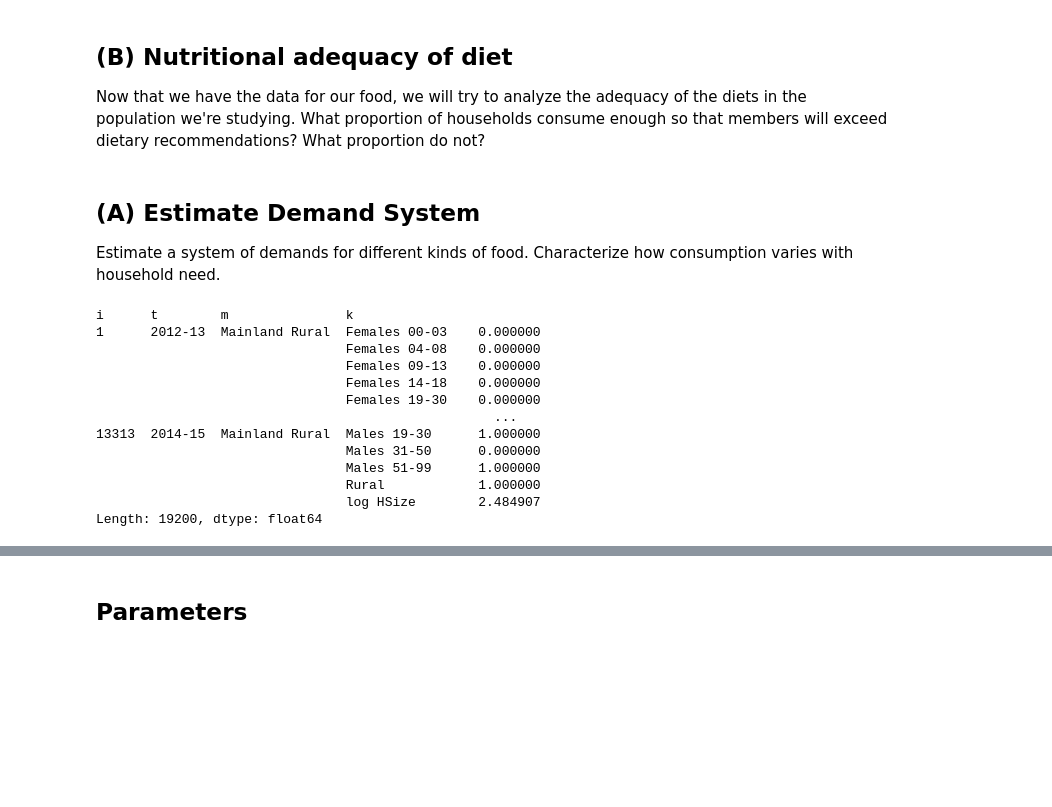
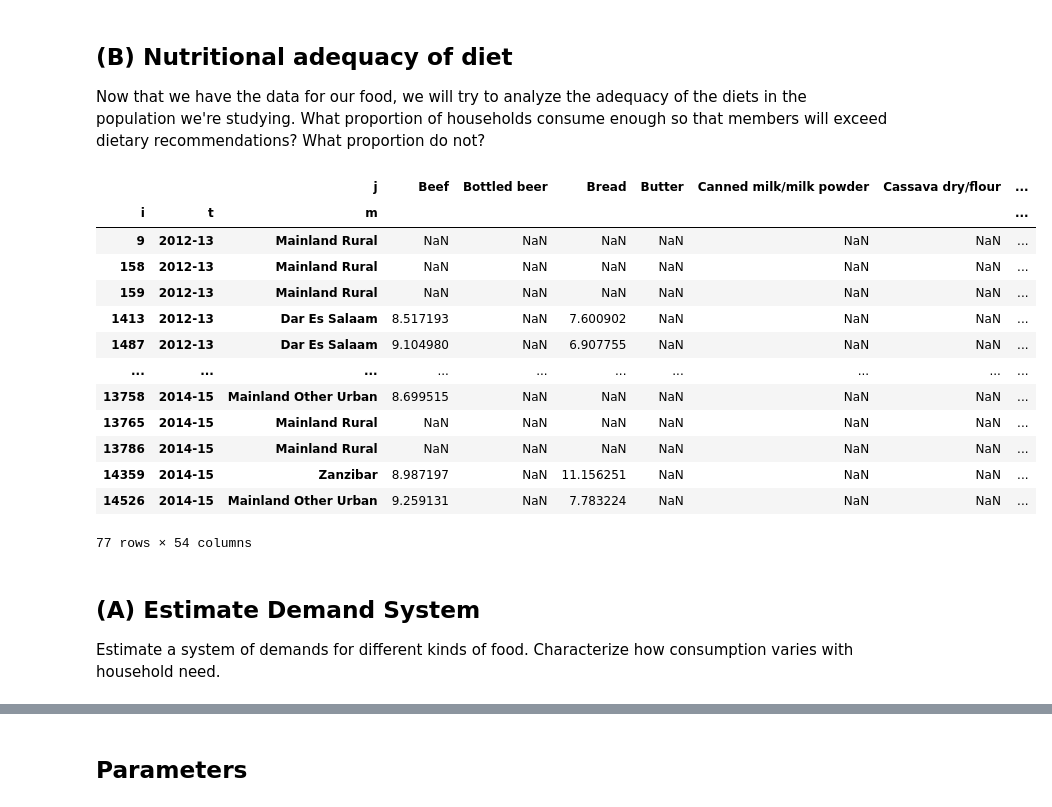
Before and after one commit to vkeroles/EEP153-SP23-Proj3, a Jupyter notebook: Team_E_food_demand.ipynb, the cells around one changed output, grey strips where cells are left out. Cells and saved outputs as stored; diff of their text form; code cells hidden in the pictures; blank space fills up the shorter version.

```diff
--- a/Team_E_food_demand.ipynb
+++ b/Team_E_food_demand.ipynb
@@ -189,25 +158,38 @@ y_urban.head()
 # %%
 from cfe.estimation import drop_columns_wo_covariance
 
-y_rural = drop_columns_wo_covariance(y_rural,min_obs=10)
-y_urban = drop_columns_wo_covariance(y_urban,min_obs=10)
+y = drop_columns_wo_covariance(y,min_obs=1)
 # %% [output]
 Missing dependencies for OracleDemands.
 # %%
-use_rural = y_rural.index.intersection(d.index)
-use_urban = y_urban.index.intersection(d.index)
+use = y.index.intersection(d.index)
 
-y_rural = y_rural.loc[use_rural,:]
-y_urban = y_urban.loc[use_urban,:]
+y = y.loc[use,:]
 
-d_rural = d.loc[use_rural,:]
-d_urban = d.loc[use_urban,:]
+d = d.loc[use,:]
 # %% [markdown]
 ## (B) Nutritional content of different foods <a class="anchor" id="nutrition"></a>
 For all the foods we are considering for our population, we will describe their nutritional content, in terms that allow us to compare with recommended daily allowances. We'll be using ____ recommendations, which is better suited for our population.
 # %% [markdown]
 ## (B) Nutritional adequacy of diet<a class="anchor" id="adequacy"></a>
 Now that we have the data for our food, we will try to analyze the adequacy of the diets in the population we're studying. What proportion of households consume enough so that members will exceed dietary recommendations? What proportion do not?
+# %%
+y.loc[y['sweets, ice cream'] > 0]
+# %% [output]
+|  |  | j | Beef | Bottled beer | Bread | Butter | Canned milk/milk powder | Cassava dry/flour | ... |
+| i | t | m |  |  |  |  |  |  | ... |
+| 9 | 2012-13 | Mainland Rural | NaN | NaN | NaN | NaN | NaN | NaN | ... |
+| 158 | 2012-13 | Mainland Rural | NaN | NaN | NaN | NaN | NaN | NaN | ... |
+| 159 | 2012-13 | Mainland Rural | NaN | NaN | NaN | NaN | NaN | NaN | ... |
+| 1413 | 2012-13 | Dar Es Salaam | 8.517193 | NaN | 7.600902 | NaN | NaN | NaN | ... |
+| 1487 | 2012-13 | Dar Es Salaam | 9.104980 | NaN | 6.907755 | NaN | NaN | NaN | ... |
+| ... | ... | ... | ... | ... | ... | ... | ... | ... | ... |
+| 13758 | 2014-15 | Mainland Other Urban | 8.699515 | NaN | NaN | NaN | NaN | NaN | ... |
+| 13765 | 2014-15 | Mainland Rural | NaN | NaN | NaN | NaN | NaN | NaN | ... |
+| 13786 | 2014-15 | Mainland Rural | NaN | NaN | NaN | NaN | NaN | NaN | ... |
+| 14359 | 2014-15 | Zanzibar | 8.987197 | NaN | 11.156251 | NaN | NaN | NaN | ... |
+| 14526 | 2014-15 | Mainland Other Urban | 9.259131 | NaN | 7.783224 | NaN | NaN | NaN | ... |
+77 rows × 54 columns
 # %% [markdown]
 ## (A) Estimate Demand System<a class="anchor" id="demand"></a>
 Estimate a system of demands for different kinds of food. Characterize how consumption varies with household need.
@@ -223,22 +205,6 @@ d = d.iloc[idx]
 # Check that indices are in right places!
 assert y.index.names == ['i','t','m','j']
 assert d.index.names == ['i','t','m','k']
-# %%
-d
-# %% [output]
-i      t        m               k
-1      2012-13  Mainland Rural  Females 00-03    0.000000
-                                Females 04-08    0.000000
-                                Females 09-13    0.000000
-                                Females 14-18    0.000000
-                                Females 19-30    0.000000
-                                                   ...
-13313  2014-15  Mainland Rural  Males 19-30      1.000000
-                                Males 31-50      0.000000
-                                Males 51-99      1.000000
-                                Rural            1.000000
-                                log HSize        2.484907
-Length: 19200, dtype: float64
 # %%
 from cfe import Regression
 
```
Also changed, not shown: parts of 14 cells of this notebook.
